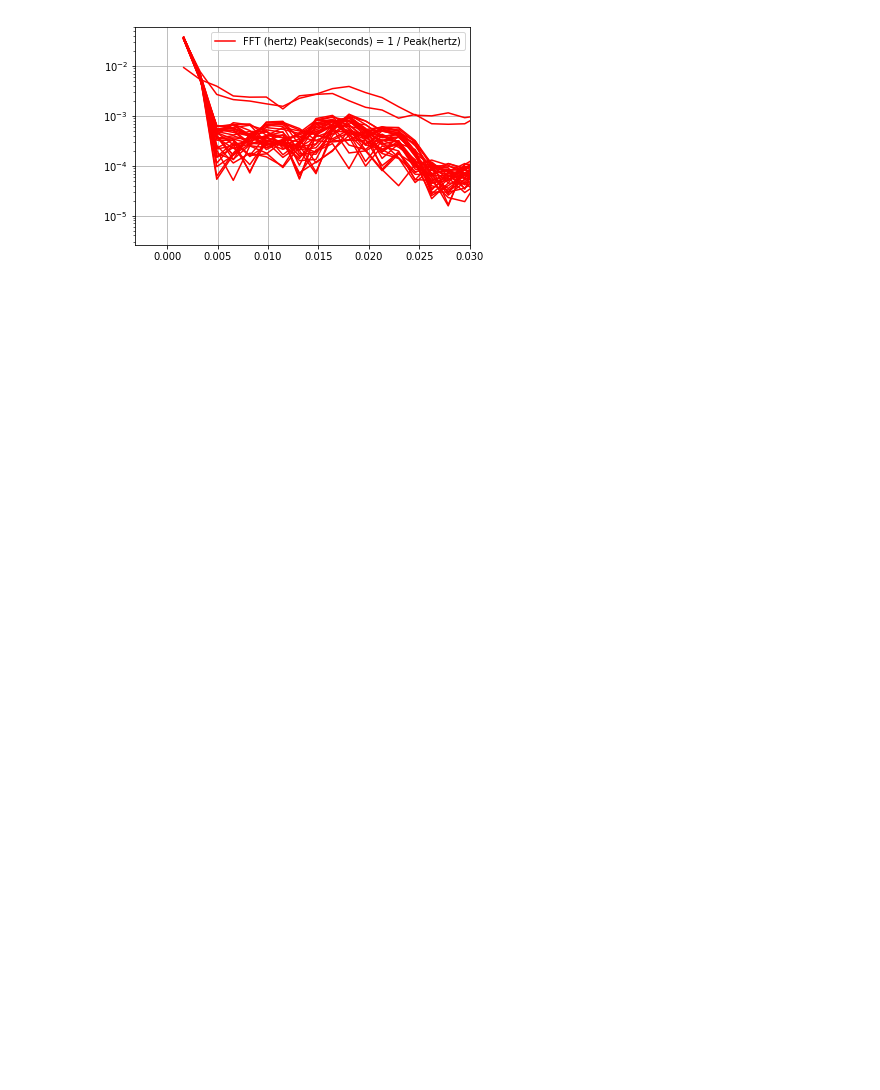
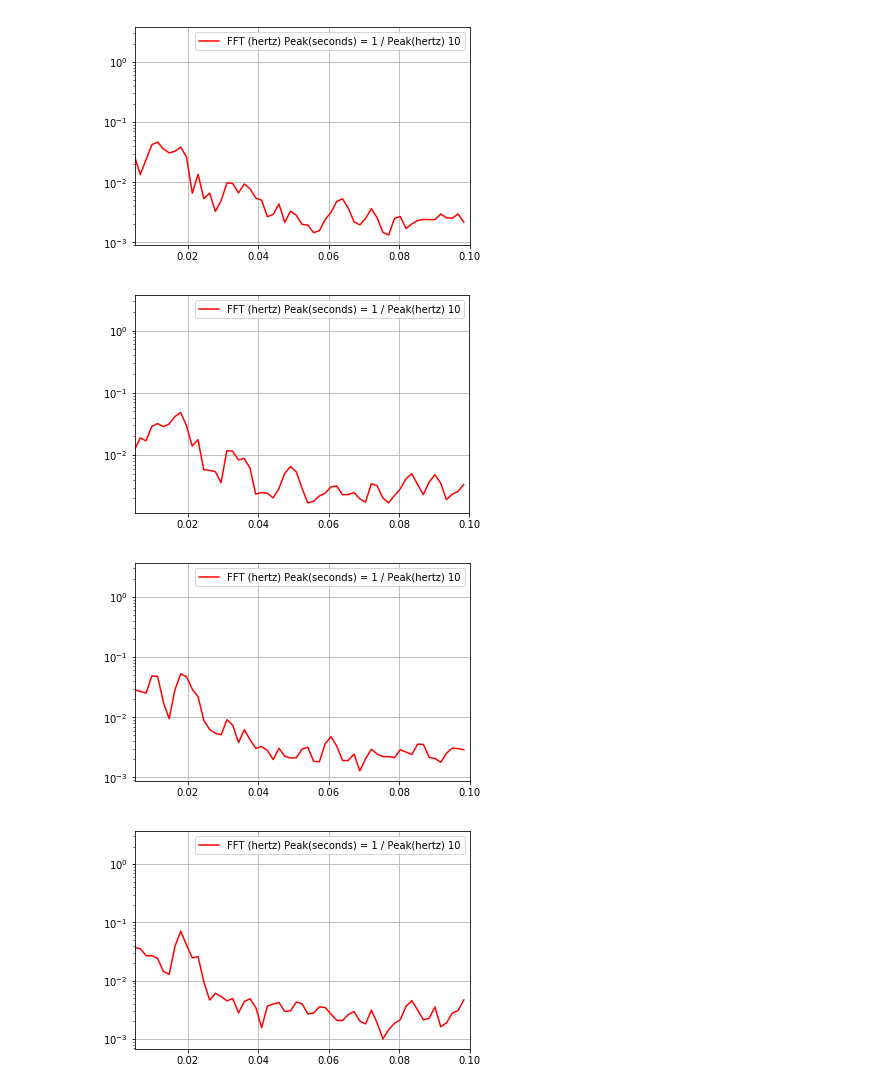
Before and after one commit to oozguc/PyImage, a Jupyter notebook: ObjectClassInstance/FFTImage.ipynb, the cells around one changed output. Drawn from its saved outputs; the diff is of its cells as text; code cells hidden in the pictures; blank space fills up the shorter version.

```diff
--- a/ObjectClassInstance/FFTImage.ipynb
+++ b/ObjectClassInstance/FFTImage.ipynb
@@ -25,14 +25,19 @@ Filename = os.path.splitext(base)
 # %%
 #Enter time unit in seconds
 Time_unit = 5
+#Cut Section of image before the alst pixel
+CutSectionAfter = 700
 #Enter start y pixel unit for the section
 StartSection = 0
 #Enter end y pixel unit for section
-EndSection = 20
+EndSection = 70
 #Range of Plot in Hertz
-maxXrange = 0.03
+maxXrange = 0.1
 # %%
 y = imread(sourceimage)
+
+cutY = y[0:CutSectionAfter, :]
+y = cutY
 plt.figure()
 plt.imshow(y, plt.cm.Spectral)
 plt.title('Original image')
@@ -86,7 +88,7 @@ def doFilterFFT(image, block, filter):
       strip = image[i,:]
       fftresult = fft(w * strip)
       addedfft += np.abs(fftresult)
-   addedfft/=image.shape[0]
+   #addedfft/=image.shape[0]
 
 
    xf = fftfreq(PointsSample, Time_unit)
@@ -96,25 +98,29 @@ def doFilterFFT(image, block, filter):
 # %%
 
 StartSection = Start
 EndSection = End
+allfrequ = 0
 Block = np.zeros([block])
 for i in range(block):
 
  fsmally = y[StartSection:EndSection, :]
 
 
  StartSection = EndSection
  EndSection += width
  onedimg, frequ = doFilterFFT(fsmally, i, True)
-
- plt.semilogy(frequ, onedimg, '-r')
- plt.xlim(xmax = maxXrange)
+ allfrequ+=onedimg
+ plt.figure()
+ plt.semilogy(frequ, onedimg, '-r' )
+ plt.xlim(xmin = 0.005, xmax = maxXrange )
  plt.grid()
- plt.legend(['FFT (hertz) Peak(seconds) = 1 / Peak(hertz)'])
+ plt.legend(['FFT (hertz) Peak(seconds) = 1 / Peak(hertz)' + ' ' + str(block)])
  plt.savefig(targetdir + 'Filtered' + Filename[0] + str(block) + '.png')
- Block[i] =  block
 
 StartSection = Start
 EndSection = End
 # %% [output]
-[figure, old version]
+[figure, new version]
+[figure, added]
+[figure, added]
+[figure, added]
```
Also changed, not shown: parts of 4 cells of this notebook.
